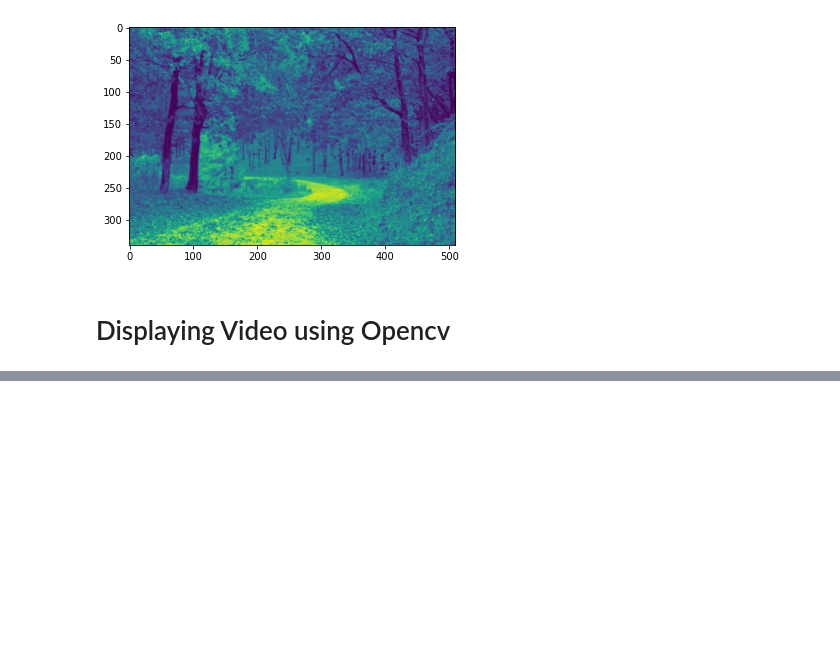
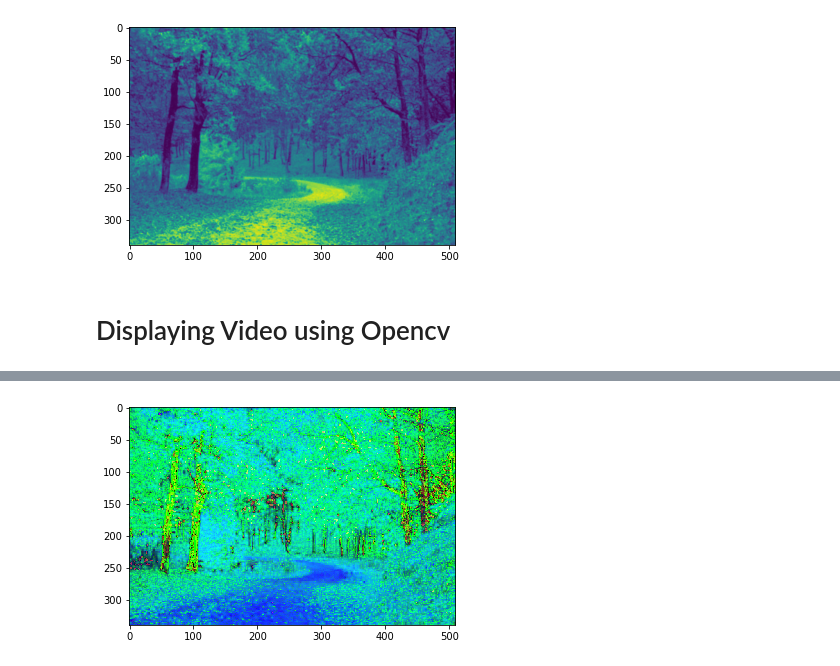
Before and after one commit to samruddhichitnis02/opencv, a Jupyter notebook: Opencv_basic.ipynb, the cells around one changed output, grey strips where cells are left out. Cells and saved outputs as stored; diff of their text form; code cells hidden in the pictures; blank space fills up the shorter version.

```diff
--- a/Opencv_basic.ipynb
+++ b/Opencv_basic.ipynb
@@ -91,0 +143,11 @@ cv2.destroyAllWindows()
+# %%
+image = cv2.imread('wallpaper1.jpg', cv2.IMREAD_COLOR)
+
+#converting image to HSV format
+hsv_image = cv2.cvtColor(image,cv2.COLOR_BGR2HSV)
+
+#plotting the HSV image
+plt.imshow(hsv_image)
+plt.show()
+# %% [output]
+[figure, added]
```
Also changed, not shown: parts of 21 cells of this notebook.
